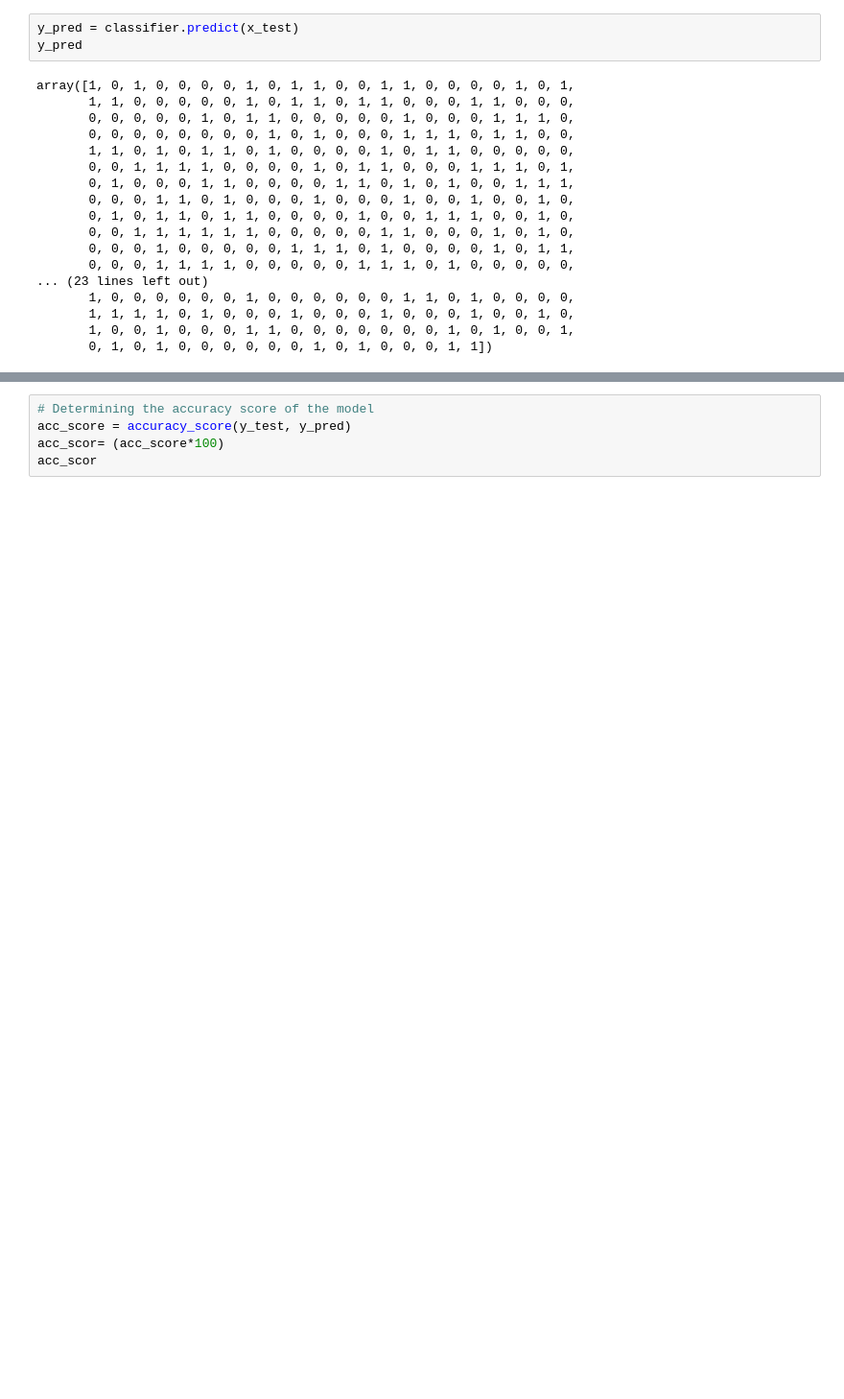
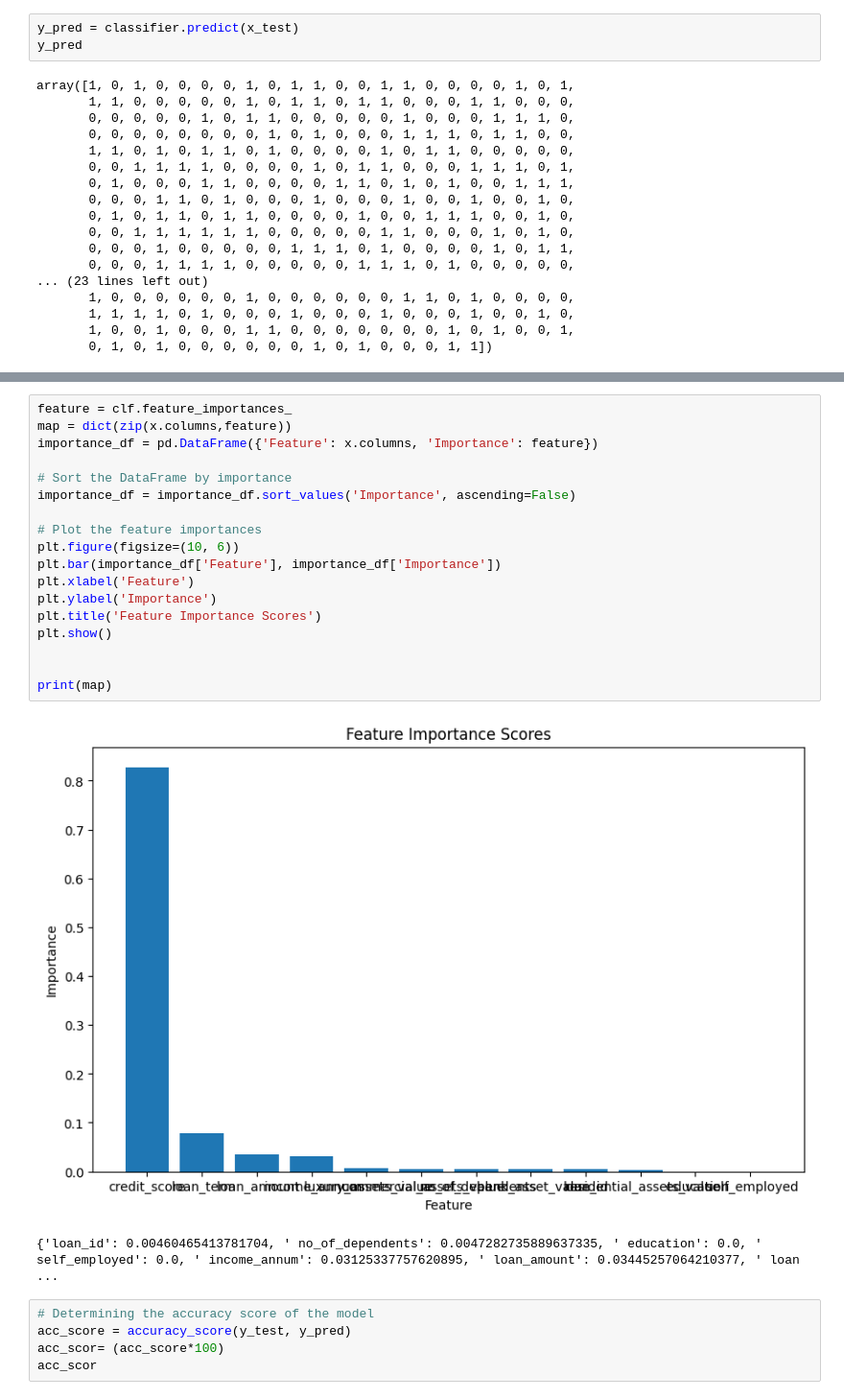
Before and after one commit to mwend-a/Loan_Guard, a Jupyter notebook: Untitled-1.ipynb, the cells around one changed output, grey strips where cells are left out. Shown: that part at 96% size. Cells and saved outputs as stored; diff of their text form; blank space fills up the shorter version.

```diff
--- a/Untitled-1.ipynb
+++ b/Untitled-1.ipynb
@@ -244,3 +217,24 @@ array([[524,  12],
+# %%
+feature = clf.feature_importances_
+map = dict(zip(x.columns,feature))
+importance_df = pd.DataFrame({'Feature': x.columns, 'Importance': feature})
+
+# Sort the DataFrame by importance
+importance_df = importance_df.sort_values('Importance', ascending=False)
+
+# Plot the feature importances
+plt.figure(figsize=(10, 6))
+plt.bar(importance_df['Feature'], importance_df['Importance'])
+plt.xlabel('Feature')
+plt.ylabel('Importance')
+plt.title('Feature Importance Scores')
+plt.show()
+
+
+print(map)
+# %% [output]
+[figure, added]
+{'loan_id': 0.00460465413781704, ' no_of_dependents': 0.0047282735889637335, ' education': 0.0, ' self_employed': 0.0, ' income_annum': 0.03125337757620895, ' loan_amount': 0.03445257064210377, ' loan ...
 # %%
 # Determining the accuracy score of the model
 acc_score = accuracy_score(y_test, y_pred)
```
Also changed, not shown: parts of 26 cells of this notebook, 13 other files.
